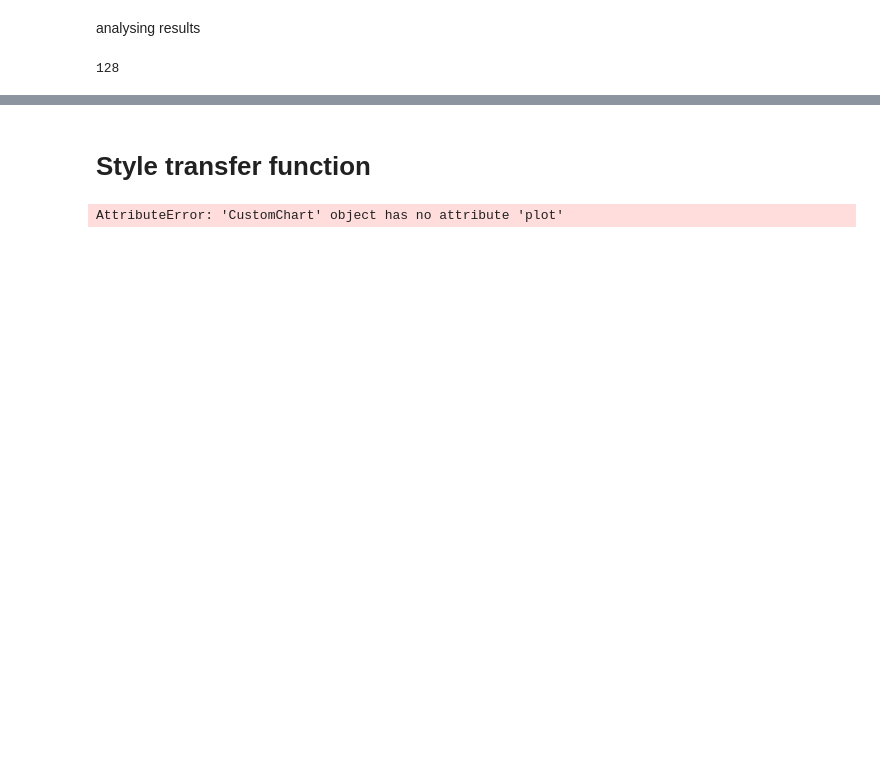
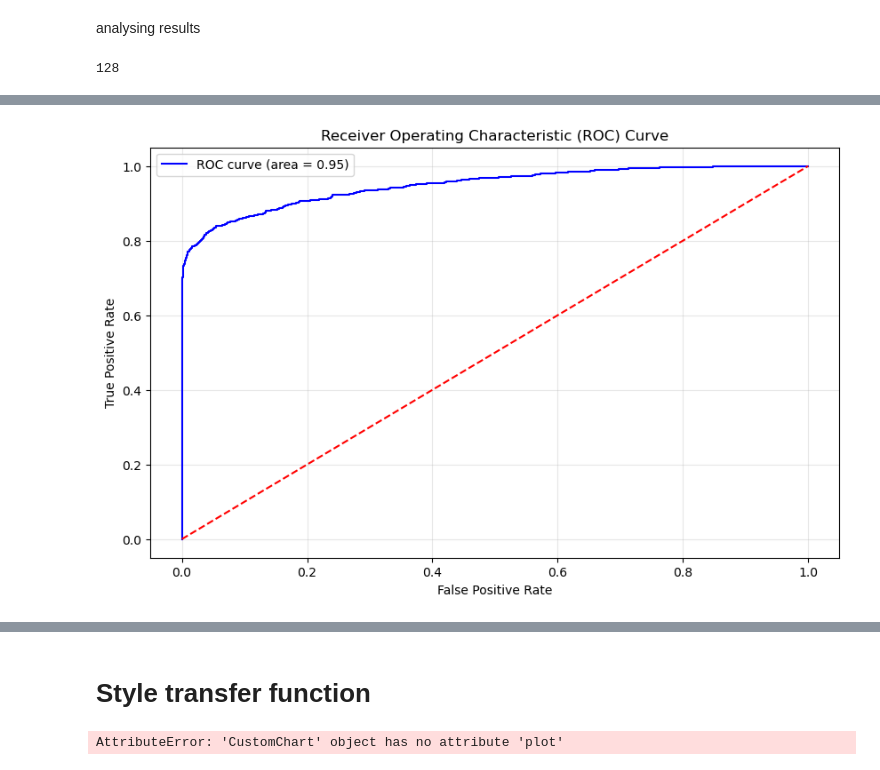
Before and after one commit to amitxy/deep_van_gogh, a Jupyter notebook: main.ipynb, the cells around one changed output, grey strips where cells are left out. Drawn from its saved outputs; the diff is of its cells as text; code cells hidden in the pictures; blank space fills up the shorter version.

Commit message:
added a bunch of informative graphs about the model's performance and decision-making, needs a little trimming and some graphs can still be improved

```diff
--- a/main.ipynb
+++ b/main.ipynb
@@ -390,0 +354,15 @@ wandb.init(project='Final_Models',
+# %%
+# Load the model dictionary
+model_dict = torch.load(f'models/AlexNet/AlexNet_best_model.pt', weights_only=False)
+
+# Extract the model state dict
+model_state_dict = model_dict['model_state_dict']
+
+# Instantiate the model architecture
+alexnet_best_model = FinedTunedModel(models.alexnet(), ALEXNET)
+
+# Load the state dictionary into the model
+alexnet_best_model.load_state_dict(model_state_dict)
+
+# Move the model to the device and set it to evaluation mode
+alexnet_best_model.to(device).eval()
@@ -390,0 +477,35 @@ wandb.init(project='Final_Models',
+# %%
+#write code to display roc curve of the model
+from sklearn.metrics import roc_curve, auc
+def plot_roc_curve(model, data_loader):
+    model.eval()
+    all_labels = []
+    all_probs = []
+
+    with torch.no_grad():
+        for data, labels in data_loader:
+            data, labels = data.to(device), labels.to(device)
+            outputs = model(data)
+            probs = torch.softmax(outputs, dim=1)[:, 1]
+            all_labels.extend(labels.cpu().numpy())
+            all_probs.extend(probs.cpu().numpy())
+
+    all_labels = np.array(all_labels)
+    all_probs = np.array(all_probs)
+
+    fpr, tpr, thresholds = roc_curve(all_labels, all_probs)
+    roc_auc = auc(fpr, tpr)
+
+    plt.figure(figsize=(10, 6))
+    plt.plot(fpr, tpr, color='blue', label=f'ROC curve (area = {roc_auc:.2f})')
+    plt.plot([0, 1], [0, 1], color='red', linestyle='--')
+    plt.xlabel('False Positive Rate')
+    plt.ylabel('True Positive Rate')
+    plt.title('Receiver Operating Characteristic (ROC) Curve')
+    plt.legend()
+    plt.grid(alpha=0.3)
+    return plt.show()
+
+plot_roc_curve(alexnet_best_model,  test_loader)
+# %% [output]
+[figure, added]
```
Also changed, not shown: parts of 9 cells of this notebook.
